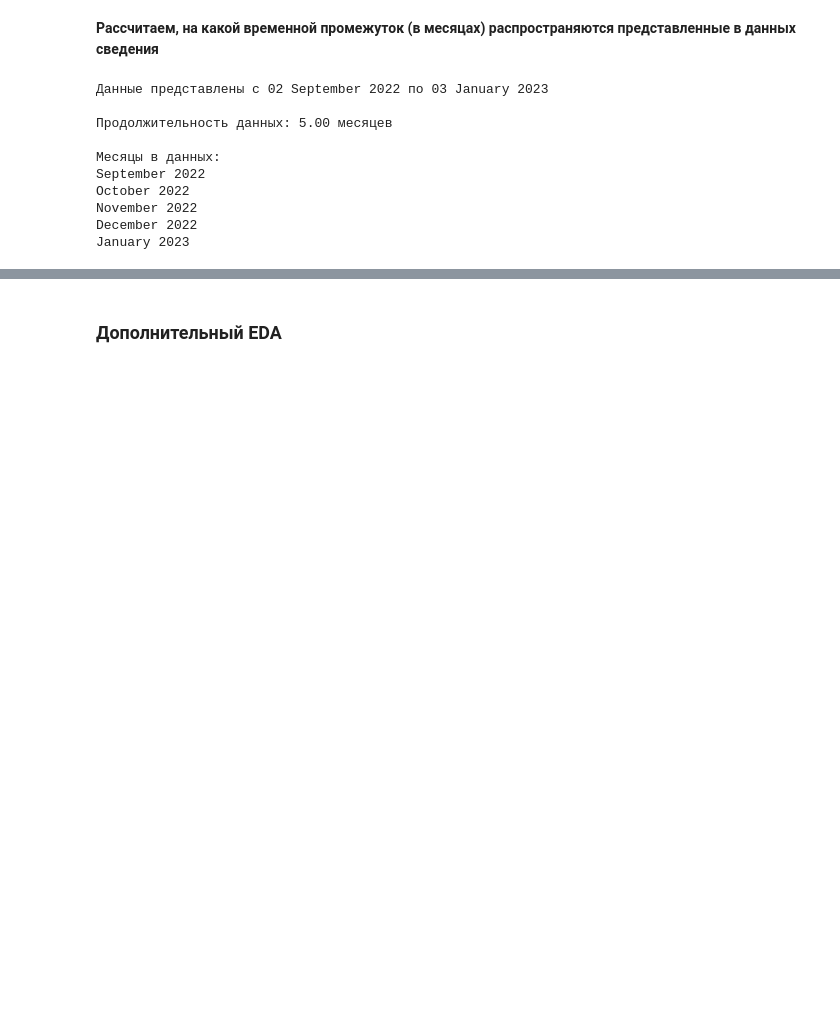
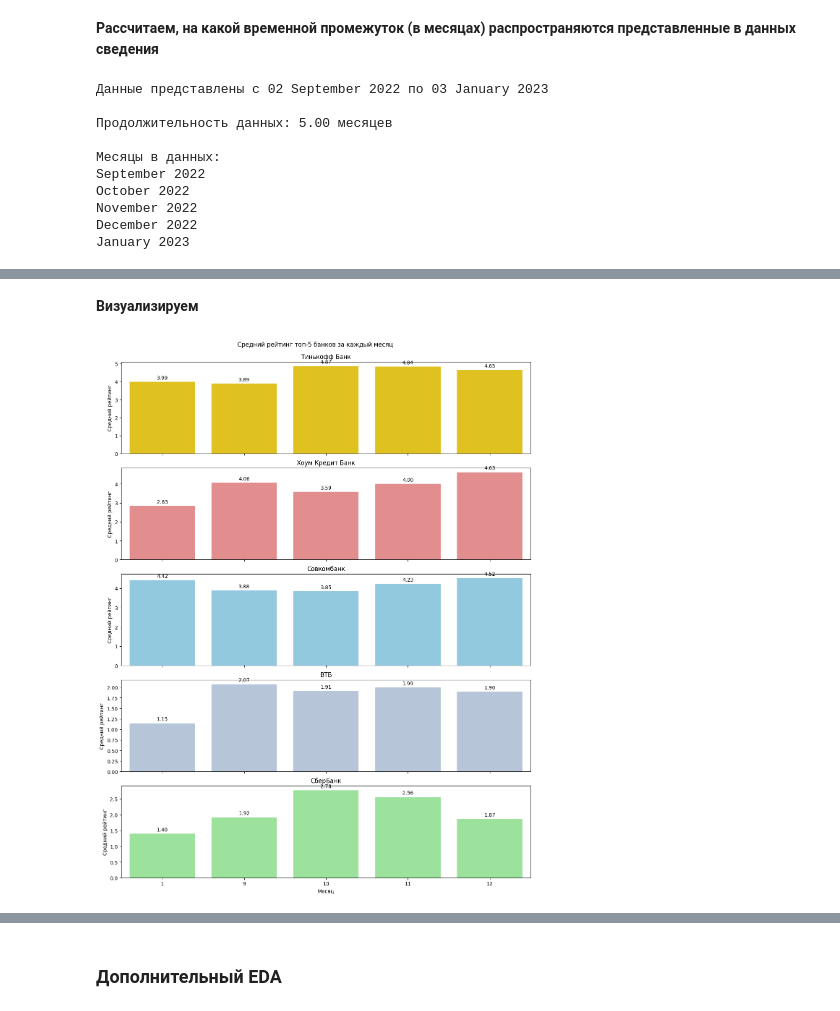
Before and after one commit to nikfilonenko/EDA_binary-text-classifier, a Jupyter notebook: src/notebooks/analysis_of_reviews_of_banks.ipynb, the cells around one changed output, grey strips where cells are left out. Cells and saved outputs as stored; diff of their text form; code cells hidden in the pictures; blank space fills up the shorter version.

```diff
--- a/src/notebooks/analysis_of_reviews_of_banks.ipynb
+++ b/src/notebooks/analysis_of_reviews_of_banks.ipynb
@@ -63,7 +63,7 @@ import torch.nn.functional as F
 # %% [markdown]
 ### 1.1 Получение общего представления о данных
 # %%
-data = pd.read_csv("../../sberTask/data/parsed_reviews3.csv")
+data = pd.read_csv("../../src/data/parsed_reviews3.csv")
 # %% [markdown]
 #### 1.1.1 Базовая информация (Пропуски, дубликаты, datatypes)
 # %%
@@ -358,0 +374,6 @@ Name: bank_name, dtype: object
+# %%
+result_data = calculate_top_banks_avg_rating(data, top_banks)
+
+result_data.index += 1
+
+result_data
@@ -358,0 +399,30 @@ Name: bank_name, dtype: object
+# %% [markdown]
+**Визуализируем**
+# %%
+import seaborn as sns
+import matplotlib.pyplot as plt
+
+
+fig, axes = plt.subplots(nrows=5, ncols=1, figsize=(12, 15), sharex=True, constrained_layout=True)
+
+colors = ['gold', 'lightcoral', 'skyblue', 'lightsteelblue', 'lightgreen']
+
+for i, (bank_name, color) in enumerate(zip(top_banks['bank_name'].head(5), colors)):
+    sns.barplot(data=result_data, x='month', y=bank_name, ax=axes[i], color=color)
+
+    for bar in axes[i].patches:
+        axes[i].annotate(format(bar.get_height(), '.2f'),
+                         (bar.get_x() + bar.get_width() / 2,
+                          bar.get_height()), ha='center', va='center',
+                         size=10, xytext=(0, 8),
+                         textcoords='offset points')
+
+    axes[i].set_title(bank_name)
+    axes[i].set_ylabel('Средний рейтинг')
+
+plt.suptitle('Средний рейтинг топ-5 банков за каждый месяц', y=1.02)
+plt.xlabel('Месяц')
+
+plt.show()
+# %% [output]
+[figure, added]
```
Also changed, not shown: parts of 4 cells of this notebook.
